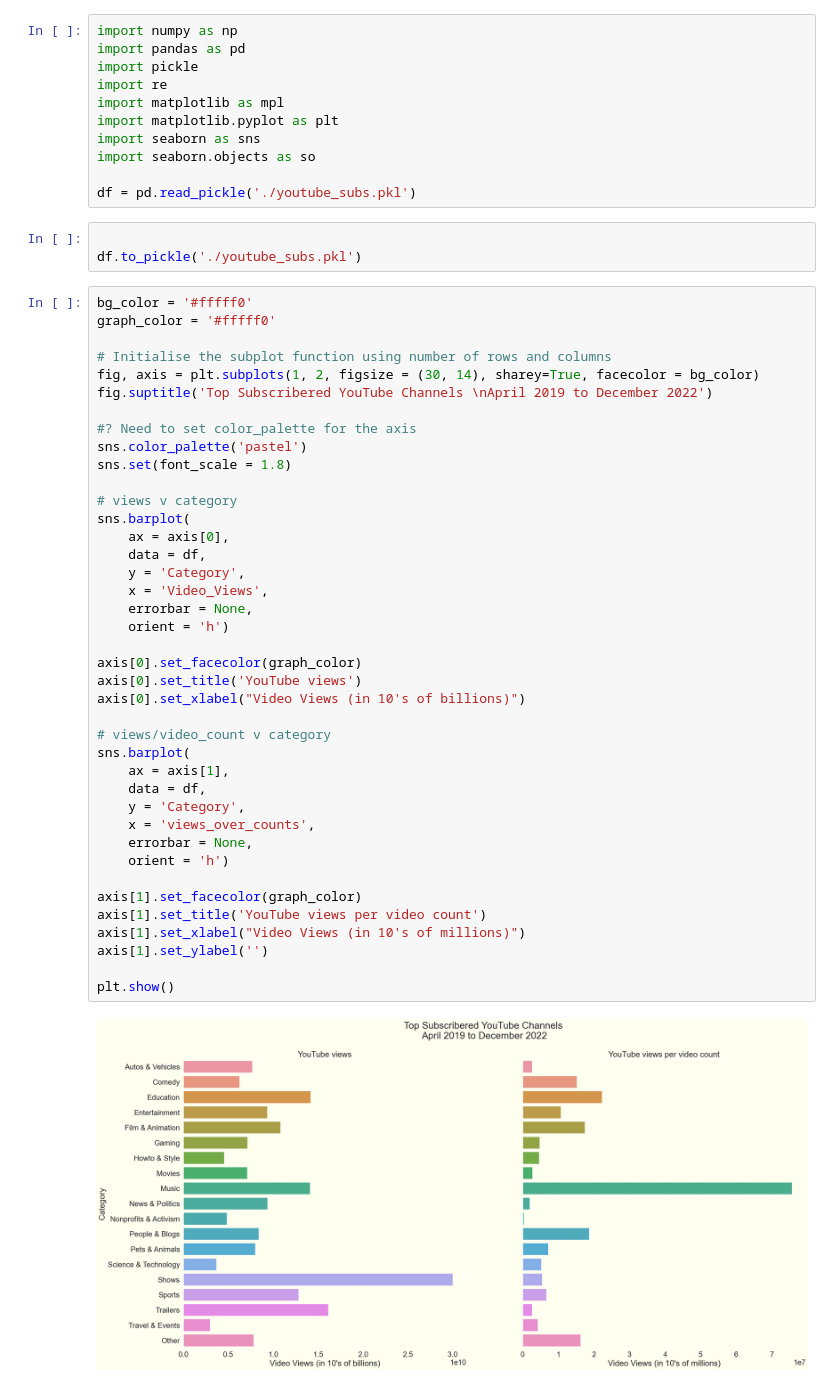
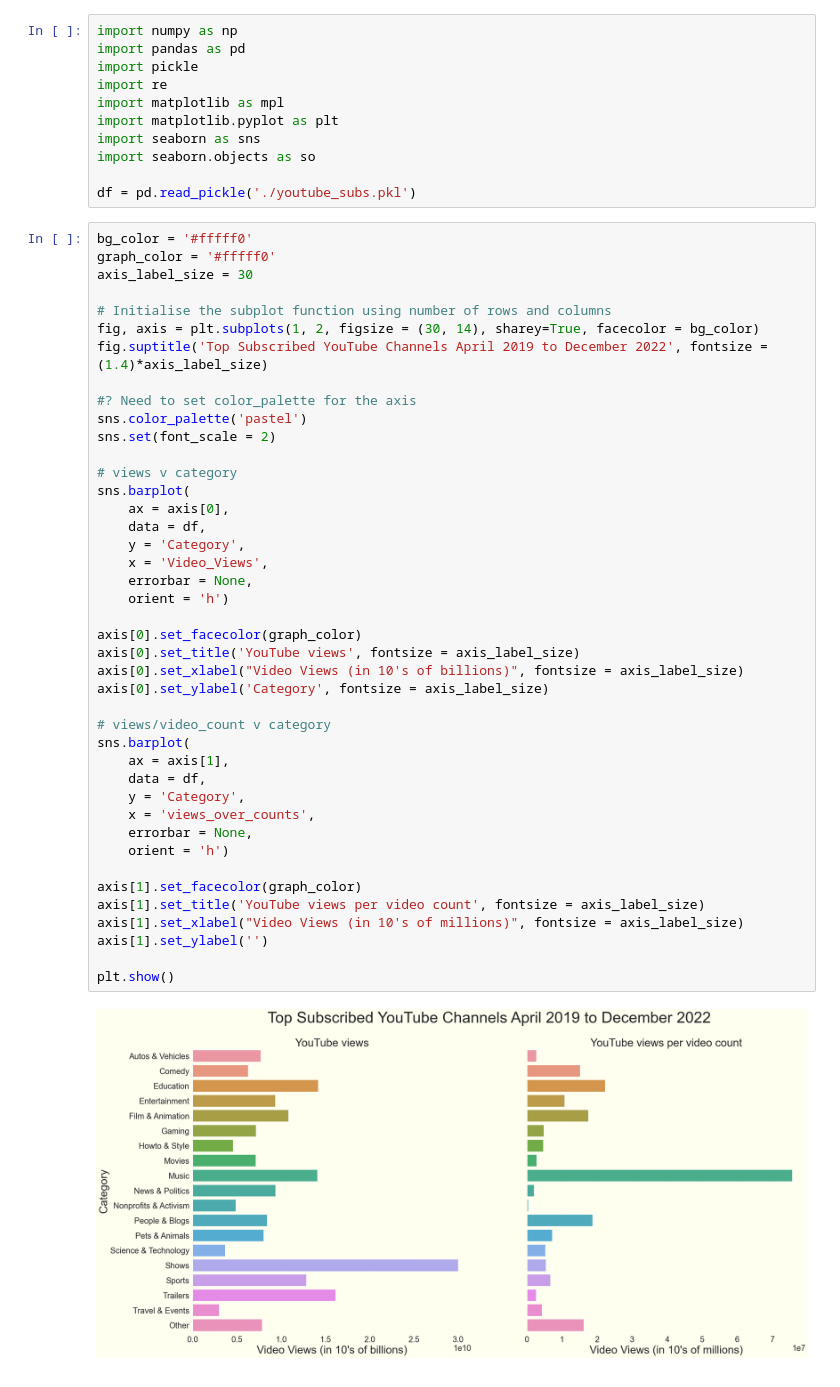
Before and after one commit to StephenBurke/youtube-subs, a Jupyter notebook: eda.ipynb, the cells around one changed output. Drawn from its saved outputs; the diff is of its cells as text.

Commit message:
Changed font size

```diff
--- a/eda.ipynb
+++ b/eda.ipynb
@@ -9,48 +9,47 @@ import seaborn as sns
 import seaborn.objects as so
 
 df = pd.read_pickle('./youtube_subs.pkl')
-# %%
-
-df.to_pickle('./youtube_subs.pkl')
 # %%
 bg_color = '#fffff0'
 graph_color = '#fffff0'
+axis_label_size = 30
 
 # Initialise the subplot function using number of rows and columns
 fig, axis = plt.subplots(1, 2, figsize = (30, 14), sharey=True, facecolor = bg_color)
-fig.suptitle('Top Subscribered YouTube Channels \nApril 2019 to December 2022')
+fig.suptitle('Top Subscribed YouTube Channels April 2019 to December 2022', fontsize = (1.4)*axis_label_size)
 
 #? Need to set color_palette for the axis
 sns.color_palette('pastel')
-sns.set(font_scale = 1.8)
+sns.set(font_scale = 2)
 
 # views v category
 sns.barplot(
     ax = axis[0],
     data = df,
     y = 'Category',
     x = 'Video_Views',
     errorbar = None,
     orient = 'h')
 
 axis[0].set_facecolor(graph_color)
-axis[0].set_title('YouTube views')
-axis[0].set_xlabel("Video Views (in 10's of billions)")
+axis[0].set_title('YouTube views', fontsize = axis_label_size)
+axis[0].set_xlabel("Video Views (in 10's of billions)", fontsize = axis_label_size)
+axis[0].set_ylabel('Category', fontsize = axis_label_size)
 
 # views/video_count v category
 sns.barplot(
     ax = axis[1],
     data = df,
     y = 'Category',
     x = 'views_over_counts',
     errorbar = None,
     orient = 'h')
 
 axis[1].set_facecolor(graph_color)
-axis[1].set_title('YouTube views per video count')
-axis[1].set_xlabel("Video Views (in 10's of millions)")
+axis[1].set_title('YouTube views per video count', fontsize = axis_label_size)
+axis[1].set_xlabel("Video Views (in 10's of millions)", fontsize = axis_label_size)
 axis[1].set_ylabel('')
 
 plt.show()
 # %% [output]
-[figure, old version]
+[figure, new version]
```
Also changed, not shown: parts of 1 cell of this notebook, 1 other file.
